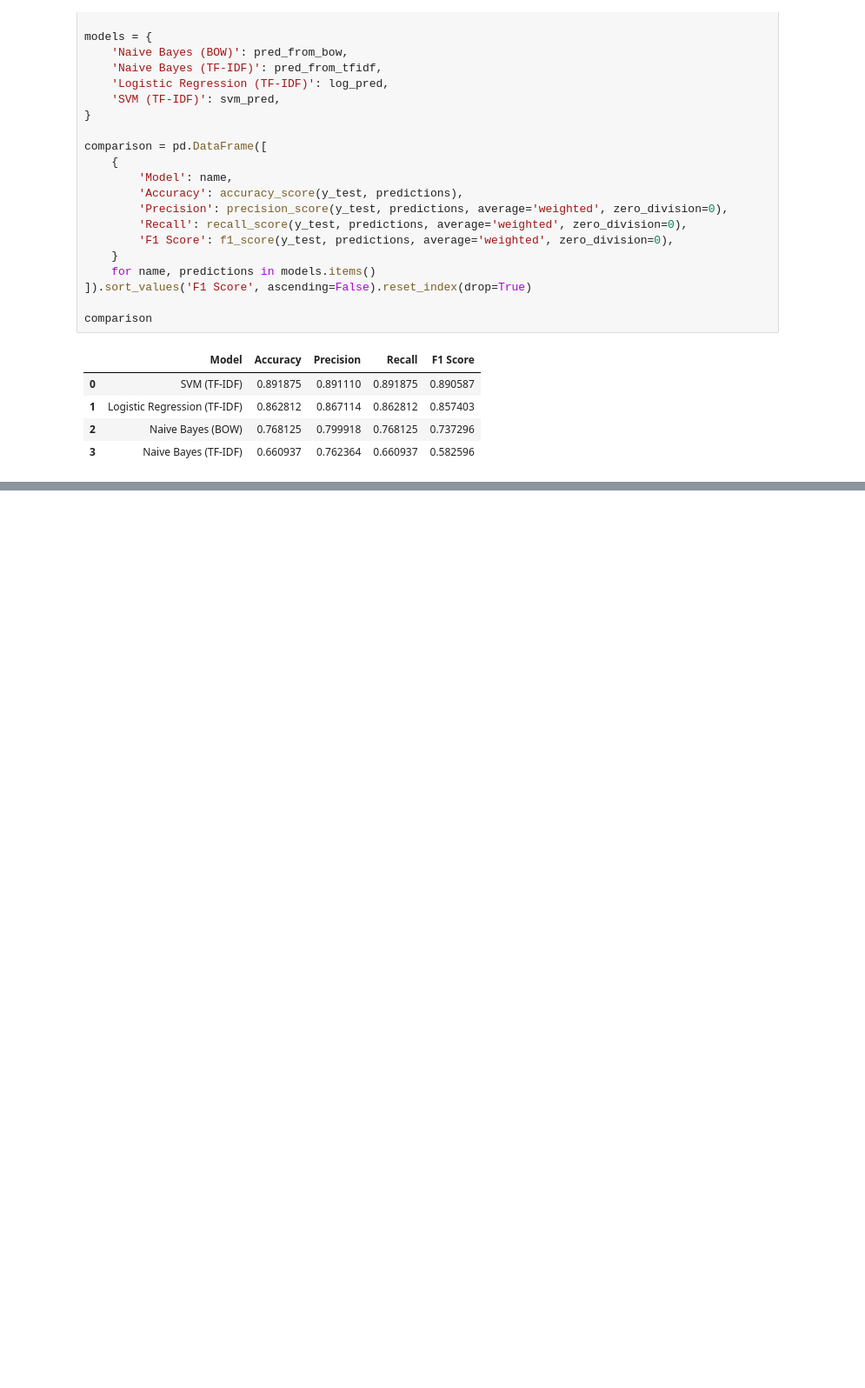
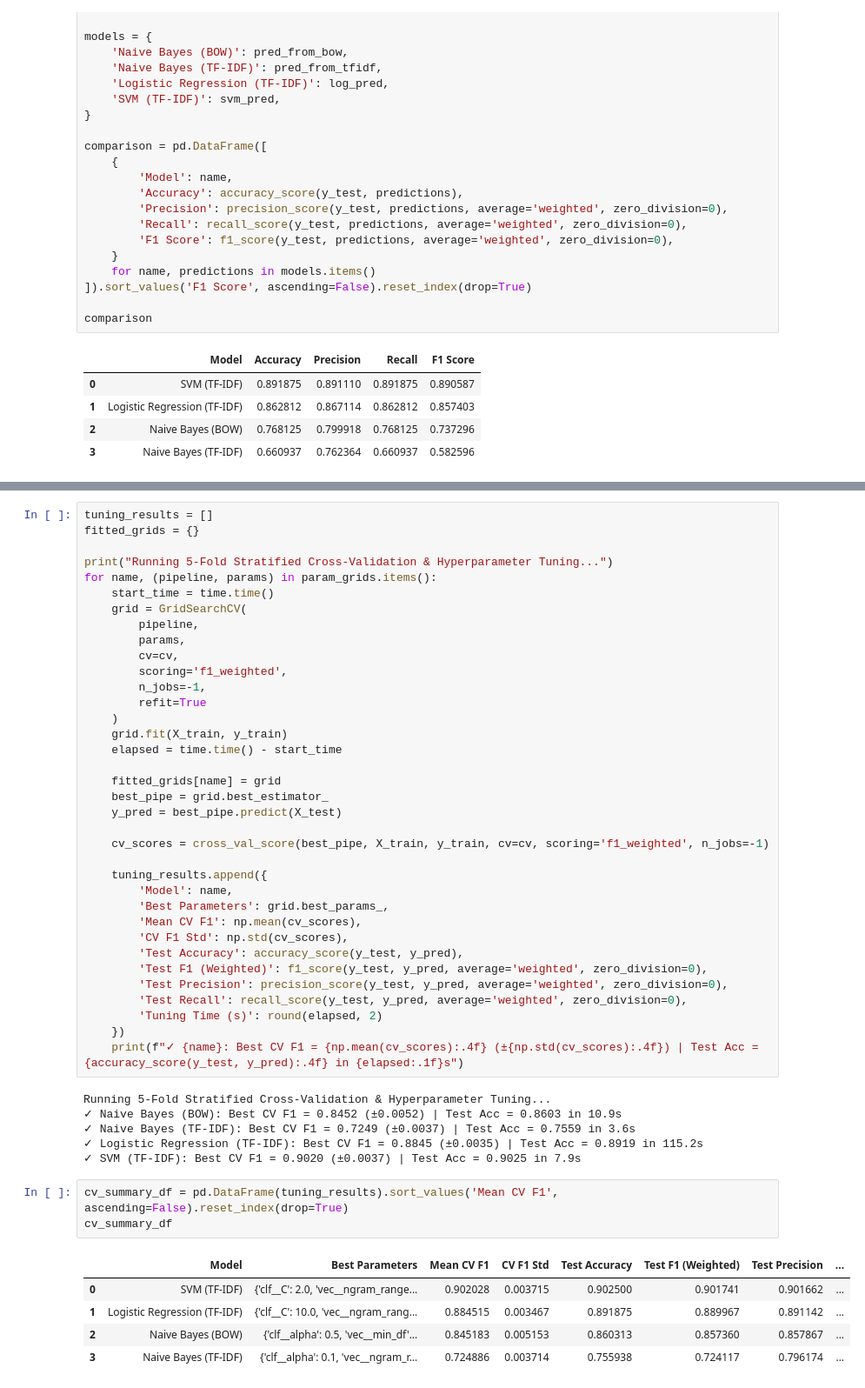
Before and after one commit to iamahnaf/Sentiment-Analysis-with-Machine-Learning, a Jupyter notebook: Sentiment_Analysis.ipynb, the cells around one changed output, grey strips where cells are left out. Shown at 87% size. Saved outputs shown, nothing was run; the diff lists cells and outputs as text; blank space fills up the shorter version.

```diff
--- a/Sentiment_Analysis.ipynb
+++ b/Sentiment_Analysis.ipynb
@@ -240,0 +303,51 @@ comparison
+# %%
+tuning_results = []
+fitted_grids = {}
+
+print("Running 5-Fold Stratified Cross-Validation & Hyperparameter Tuning...")
+for name, (pipeline, params) in param_grids.items():
+    start_time = time.time()
+    grid = GridSearchCV(
+        pipeline,
+        params,
+        cv=cv,
+        scoring='f1_weighted',
+        n_jobs=-1,
+        refit=True
+    )
+    grid.fit(X_train, y_train)
+    elapsed = time.time() - start_time
+
+    fitted_grids[name] = grid
+    best_pipe = grid.best_estimator_
+    y_pred = best_pipe.predict(X_test)
+
+    cv_scores = cross_val_score(best_pipe, X_train, y_train, cv=cv, scoring='f1_weighted', n_jobs=-1)
+
+    tuning_results.append({
+        'Model': name,
+        'Best Parameters': grid.best_params_,
+        'Mean CV F1': np.mean(cv_scores),
+        'CV F1 Std': np.std(cv_scores),
+        'Test Accuracy': accuracy_score(y_test, y_pred),
+        'Test F1 (Weighted)': f1_score(y_test, y_pred, average='weighted', zero_division=0),
+        'Test Precision': precision_score(y_test, y_pred, average='weighted', zero_division=0),
+        'Test Recall': recall_score(y_test, y_pred, average='weighted', zero_division=0),
+        'Tuning Time (s)': round(elapsed, 2)
+    })
+    print(f"✓ {name}: Best CV F1 = {np.mean(cv_scores):.4f} (±{np.std(cv_scores):.4f}) | Test Acc = {accuracy_score(y_test, y_pred):.4f} in {elapsed:.1f}s")
+# %% [output]
+Running 5-Fold Stratified Cross-Validation & Hyperparameter Tuning...
+✓ Naive Bayes (BOW): Best CV F1 = 0.8452 (±0.0052) | Test Acc = 0.8603 in 10.9s
+✓ Naive Bayes (TF-IDF): Best CV F1 = 0.7249 (±0.0037) | Test Acc = 0.7559 in 3.6s
+✓ Logistic Regression (TF-IDF): Best CV F1 = 0.8845 (±0.0035) | Test Acc = 0.8919 in 115.2s
+✓ SVM (TF-IDF): Best CV F1 = 0.9020 (±0.0037) | Test Acc = 0.9025 in 7.9s
+# %%
+cv_summary_df = pd.DataFrame(tuning_results).sort_values('Mean CV F1', ascending=False).reset_index(drop=True)
+cv_summary_df
+# %% [output]
+|  | Model | Best Parameters | Mean CV F1 | CV F1 Std | Test Accuracy | Test F1 (Weighted) | Test Precision | ... |
+| 0 | SVM (TF-IDF) | {'clf__C': 2.0, 'vec__ngram_range... | 0.902028 | 0.003715 | 0.902500 | 0.901741 | 0.901662 | ... |
+| 1 | Logistic Regression (TF-IDF) | {'clf__C': 10.0, 'vec__ngram_rang... | 0.884515 | 0.003467 | 0.891875 | 0.889967 | 0.891142 | ... |
+| 2 | Naive Bayes (BOW) | {'clf__alpha': 0.5, 'vec__min_df'... | 0.845183 | 0.005153 | 0.860313 | 0.857360 | 0.857867 | ... |
+| 3 | Naive Bayes (TF-IDF) | {'clf__alpha': 0.1, 'vec__ngram_r... | 0.724886 | 0.003714 | 0.755938 | 0.724117 | 0.796174 | ... |
```
Also changed, not shown: parts of 6 cells of this notebook, 3 other files.
